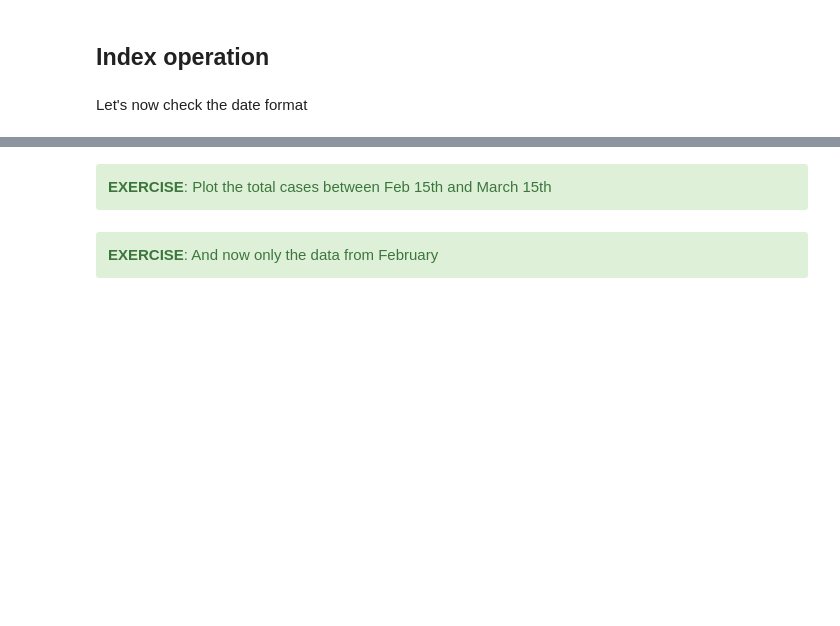
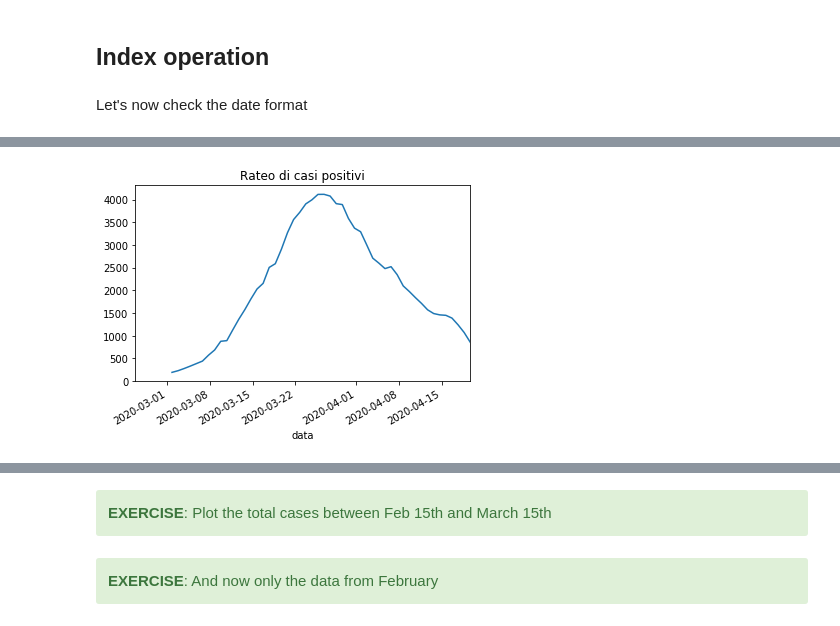
Before and after one commit to gbellandi/Pyhon_basicsCourse, a Jupyter notebook: notebooks/1_covid_data.ipynb, the cells around one changed output, grey strips where cells are left out. Cells and saved outputs as stored; diff of their text form; code cells hidden in the pictures; blank space fills up the shorter version.

```diff
--- a/notebooks/1_covid_data.ipynb
+++ b/notebooks/1_covid_data.ipynb
@@ -72,0 +228,6 @@ df["2020-01-01": "2020-03-01"]
+# %%
+df['ratio'] = df['totale_casi'] / df['tamponi']
+# %%
+df['variazione_totale_positivi'].rolling(7).mean().plot(title="Rateo di casi positivi");
+# %% [output]
+[figure, added]
```
Also changed, not shown: parts of 21 cells of this notebook, 8 other files.
